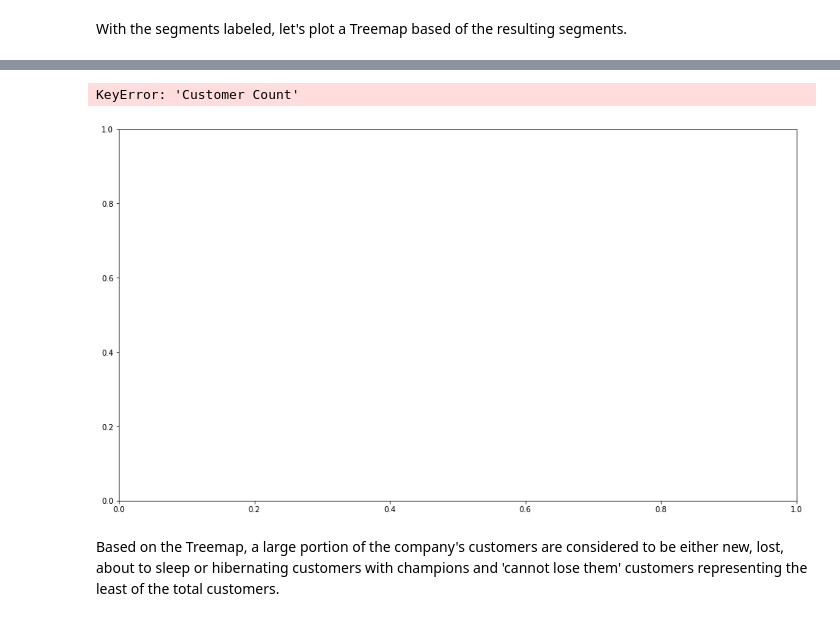
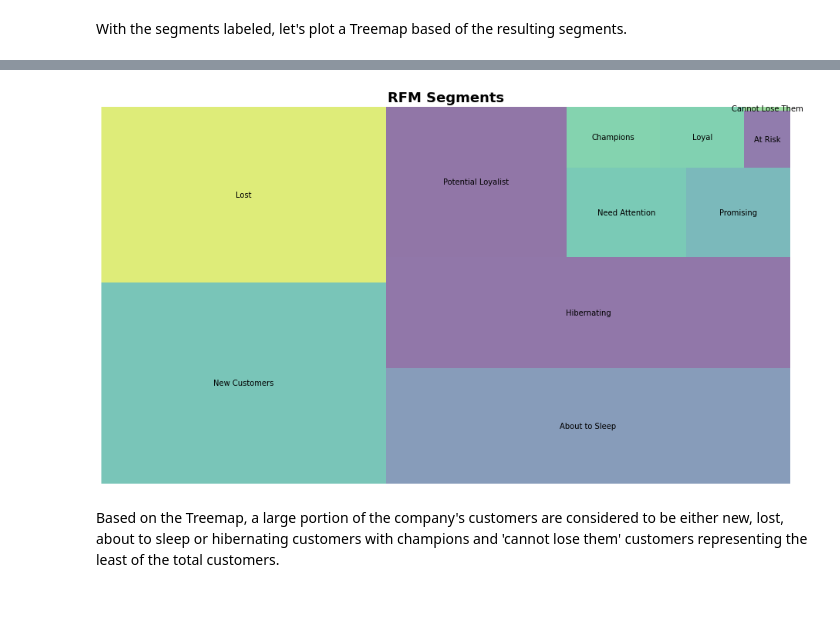
Before and after one commit to dannygarcia193/dataAnalysisBootcamp-GradProject, a Jupyter notebook: RFMCustomerSegmentation-MainProject/graduationProjectCode.ipynb, the cells around one changed output, grey strips where cells are left out. Saved outputs shown, nothing was run; the diff lists cells and outputs as text; code cells hidden in the pictures.

Commit message:
Fixed errors

```diff
--- a/RFMCustomerSegmentation-MainProject/graduationProjectCode.ipynb
+++ b/RFMCustomerSegmentation-MainProject/graduationProjectCode.ipynb
@@ -947,0 +879,8 @@ transactionHistory['clusters'] = transactionHistory['clusters'].apply(
+# %%
+kmeans = KMeans(7)
+transactionHistory['clusters'] = kmeans.fit_predict(
+    X)  # vectorized words from text classifier
+transactionHistory['clusters'] = transactionHistory['clusters'].apply(
+    lambda x: x+1)
+[transactionHistory['clusters'].value_counts(
+    normalize=i).sort_values(ascending=False) for i in [True, False]]
@@ -1142,3 +1109,9 @@ RFMScores.groupby(['RFMGroup']).agg(
 So 84 total combinations were made from the RFM scores.  The top customers (555 group) had an average of 3 days since last purchase date; these 11 customers made ~2,417 orders of which amounts to ~\\$53k in revenue over the year.
 # %% [markdown]
 For defining the scores of our segment I used <a href="https://linpack-for-tableau.com/data-visualizations/tableau-dashboards/sales-dashboard/rfm-analysis/">LinPack For Tableau's</a> (all credit for this part goes to them) suggested segment score. I downloaded a table of which will be used as the scoring table.
+# %%
+# fill in null in R and F column
+segmentDefinitions = pd.read_csv(
+    "RFM Matrix.csv").fillna(method='ffill')
+# %%
+segmentDefinitions.rename(columns={"Recency =":"Recency"},inplace=True)
@@ -1144,0 +1122,2 @@ For defining the scores of our segment I used <a href="https://linpack-for-table
+# %%
+segmentDefinitions.iloc[:,:2] = segmentDefinitions.iloc[:,:2].applymap(int)
@@ -1183,16 +1178,15 @@ With the segments labeled, let's plot a Treemap based of the resulting segments.
 # %%
 # Create our plot and resize it.
 fig = plt.gcf()
 ax = fig.add_subplot()
 fig.set_size_inches(16, 9)
-squarify.plot(sizes=df['Customer Count'],
-              label=df.index, alpha=.6)
+squarify.plot(sizes=RFMScores["segment"].value_counts().values,
+              label=RFMScores["segment"].value_counts().index, alpha=.6)
 plt.title("RFM Segments", fontsize=18, fontweight="bold")
 plt.axis('off')
 plt.show()
 # %% [output]
-KeyError: 'Customer Count'
-[figure, old version]
+[figure, new version]
 # %% [markdown]
 Based on the Treemap, a large portion of the company's customers are considered to be either new, lost, about to sleep or hibernating customers with champions and 'cannot lose them' customers representing the least of the total customers.
 # %% [markdown]
```
Also changed, not shown: parts of 58 cells of this notebook, 5 other files.
